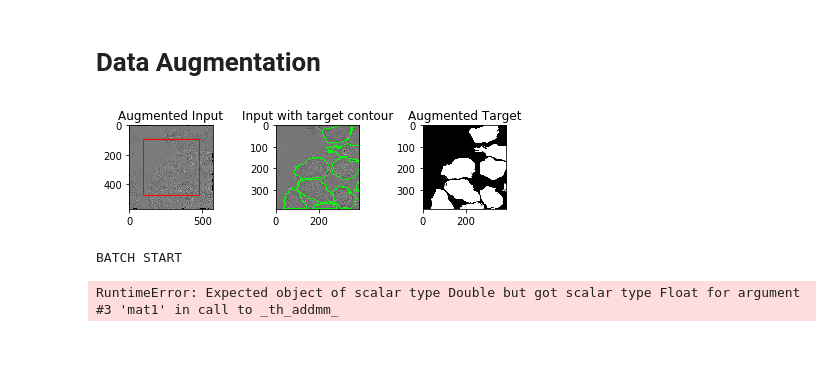
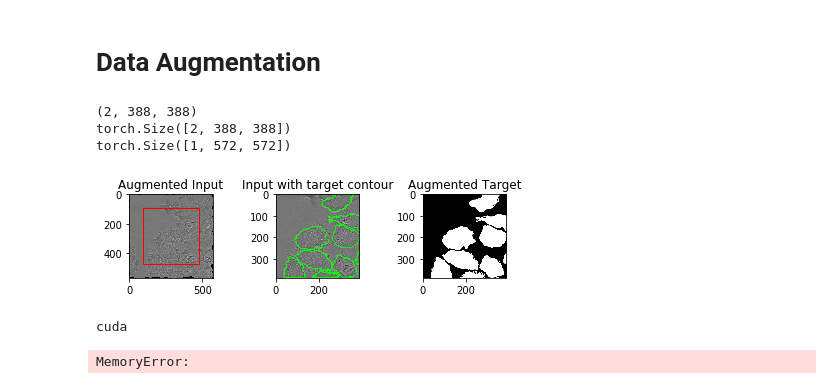
Before and after one commit to nsirons/DL-unet, a Jupyter notebook: main.ipynb, the cells around one changed output. Drawn from its saved outputs; the diff is of its cells as text; code cells hidden in the pictures; blank space fills up the shorter version.

```diff
--- a/main.ipynb
+++ b/main.ipynb
@@ -182,9 +182,12 @@ class ImageDataset(Dataset):
         image = mirror_transform(self.image[i][x:x+388, y:y+388])
         target = mirror_transform(self.target[i][x:x+388, y:y+388])
         inp, gt = elastic_transform((image, target), alpha=self.alpha, sigma=self.sigma)
-        gt = gt[92:388+92, 92:388+92]
-        return transforms.ToTensor()(inp.astype('float64')), \
-               transforms.ToTensor()(gt.astype('float64'))
+        gt_two_layer  = np.zeros((2, 388, 388))
+        gt_two_layer[0,:,:] = gt[92:388+92, 92:388+92]  # 1st layer background
+        gt_two_layer[1,:,:] = 255. - gt_two_layer[0,:,:]  # 2nd layer cells
+        print(gt_two_layer.shape)
+        return transforms.ToTensor()(inp.astype('float32')), \
+               transforms.ToTensor()(gt_two_layer.astype('float32')).permute(1,2,0)
 
 
 # init ImageDataset
@@ -192,36 +195,41 @@ root_dir = os.path.join(CUR_DIR, "data", "DIC-C2DH-HeLa-training")
 transformed_dataset = ImageDataset(root_dir, alpha=250, sigma=10)
 val_per = 0.3
 train_set, val_set = torch.utils.data.random_split(transformed_dataset, [int(len(transformed_dataset) * (1-val_per)), int(len(transformed_dataset) * val_per)+1])
 
 # visualise augmentation
 for i in range(1):
     img, gt = transformed_dataset[i]
+    print(gt.shape)
     fig = plt.figure()
     ax1 = fig.add_subplot(131)
     ax2 = fig.add_subplot(132)
     ax3 = fig.add_subplot(133)
+    print(img.shape)
     ax1.imshow(img.reshape(img.shape[1:]), cmap='gray')
     rect = patches.Rectangle((92,92),388,388,linewidth=1,edgecolor='r',facecolor='none')
     # Add the patch to the Axes
     ax1.add_patch(rect)
     ax1.set_title("Augmented Input")
-
+    gt = gt[0,:,:].reshape((1,388, 388))
     gt = gt.reshape(gt.shape[1:]).numpy().astype(np.uint8)
     contours, hierarchy = cv.findContours(gt, cv.RETR_TREE, cv.CHAIN_APPROX_SIMPLE)
     image = cv.cvtColor(img.reshape(img.shape[1:])[92:92+388,92:92+388].numpy().astype(np.uint8),cv.COLOR_GRAY2RGB)
     cv.drawContours(image, contours, -1, (0, 255, 0), 3)
     ax2.imshow(image)
     ax2.set_title("Input with target contour")
 
     ax3.imshow(gt, cmap='gray')
     ax3.set_title("Augmented Target")
     fig.tight_layout()
     plt.show()
 
 # init DataLoader
-data_loader = DataLoader(transformed_dataset, batch_size=4, shuffle=True)
+# data_loader = DataLoader(transformed_dataset, batch_size=4, shuffle=True)
 # %% [output]
+(2, 388, 388)
+torch.Size([2, 388, 388])
+torch.Size([1, 572, 572])
-[figure, old version]
+[figure, new version]
 # %%
 # init ImageDataset
 # %%
@@ -234,10 +242,10 @@ val_per = 0.3
 train_set, val_set = torch.utils.data.random_split(transformed_dataset, [int(len(transformed_dataset) * (1-val_per)), int(len(transformed_dataset) * val_per)+1])
 
 # init DataLoader
-train_loader = DataLoader(train_set, batch_size=4, shuffle=True)
-
+train_loader = DataLoader(train_set, batch_size=1, shuffle=True)
 unet = Unet()
+print(torch.device('cuda'))
 training(unet, train_loader, epochs=1, batch_size=1)
 # %% [output]
-BATCH START
+cuda
-RuntimeError: Expected object of scalar type Double but got scalar type Float for argument #3 'mat1' in call to _th_addmm_
+MemoryError:
```
Also changed, not shown: parts of 2 cells of this notebook, 1 other file.
